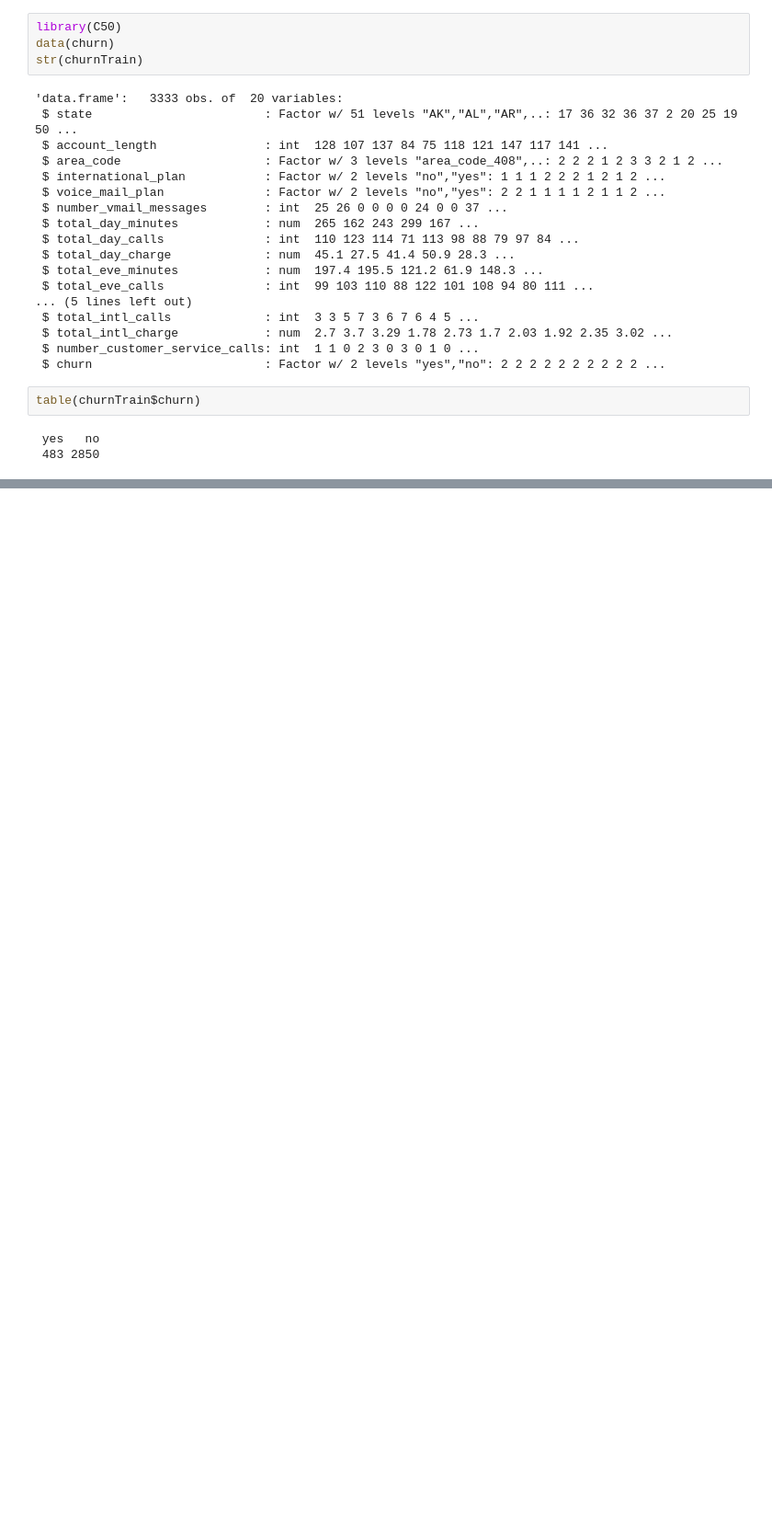
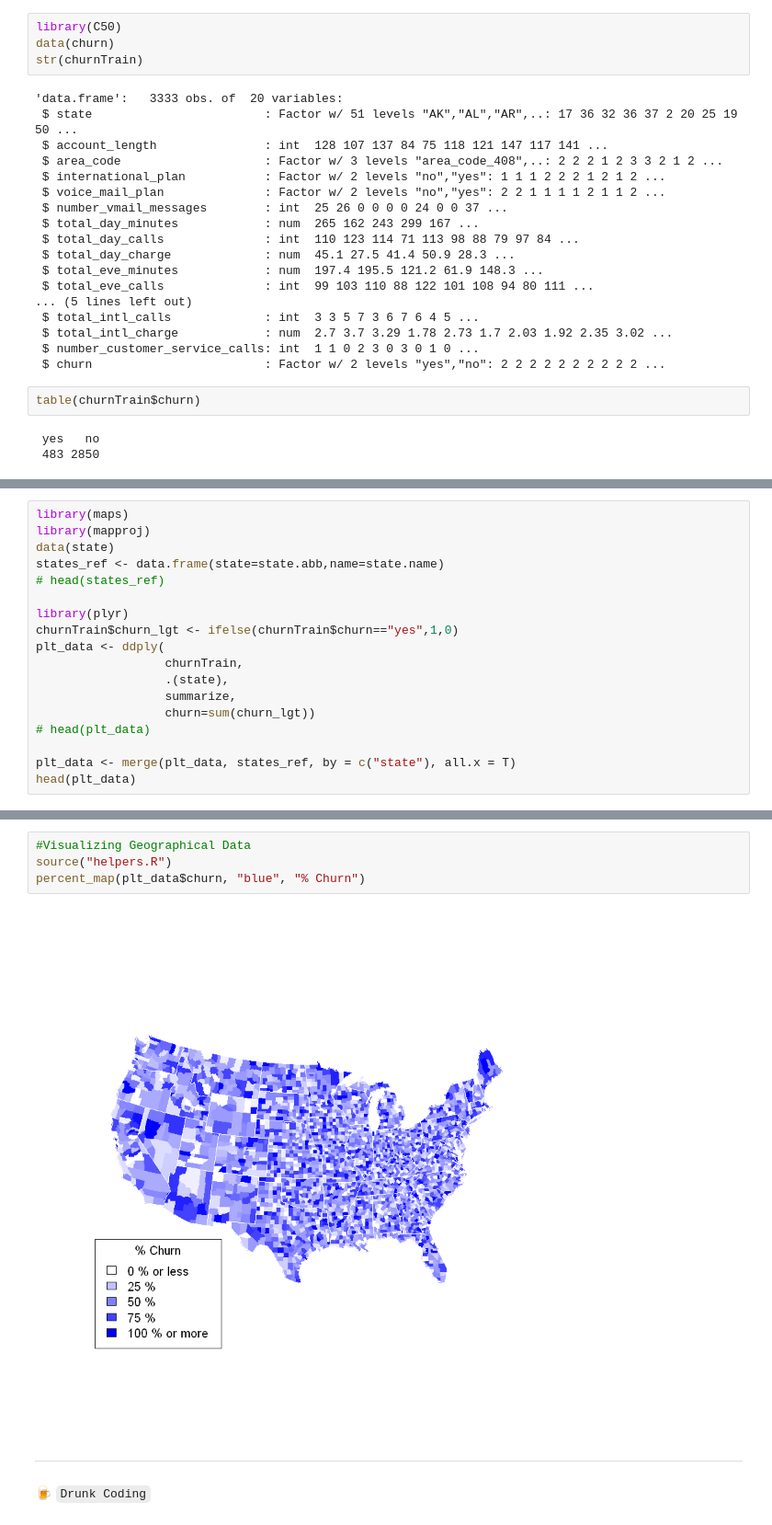
Before and after one commit to Randallzoeng/BookClub, a Jupyter notebook: AppliedPredictiveModeling/Chap. 12 Exercises.ipynb, the cells around one changed output, grey strips where cells are left out. Shown at 92% size. Saved outputs shown, nothing was run; the diff lists cells and outputs as text; blank space fills up the shorter version.

```diff
--- a/AppliedPredictiveModeling/Chap. 12 Exercises.ipynb
+++ b/AppliedPredictiveModeling/Chap. 12 Exercises.ipynb
@@ -848,0 +853,18 @@ table(churnTrain$churn)
+# %%
+library(maps)
+library(mapproj)
+data(state)
+states_ref <- data.frame(state=state.abb,name=state.name)
+# head(states_ref)
+
+library(plyr)
+churnTrain$churn_lgt <- ifelse(churnTrain$churn=="yes",1,0)
+plt_data <- ddply(
+                  churnTrain,
+                  .(state),
+                  summarize,
+                  churn=sum(churn_lgt))
+# head(plt_data)
+
+plt_data <- merge(plt_data, states_ref, by = c("state"), all.x = T)
+head(plt_data)
@@ -848,0 +879,9 @@ table(churnTrain$churn)
+# %%
+#Visualizing Geographical Data
+source("helpers.R")
+percent_map(plt_data$churn, "blue", "% Churn")
+# %% [output]
+[figure, added]
+# %% [markdown]
+---
+&#x1F37A; `Drunk Coding`
```
Also changed, not shown: parts of 14 cells of this notebook.
